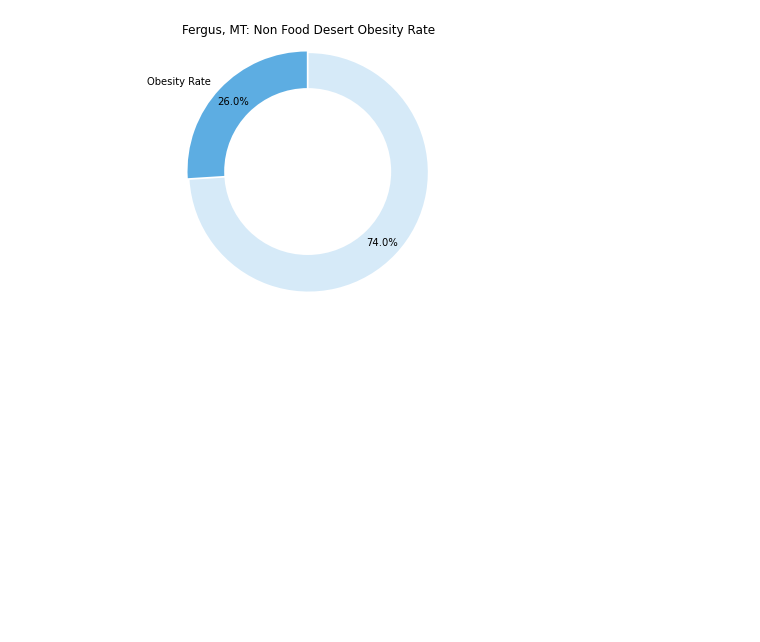
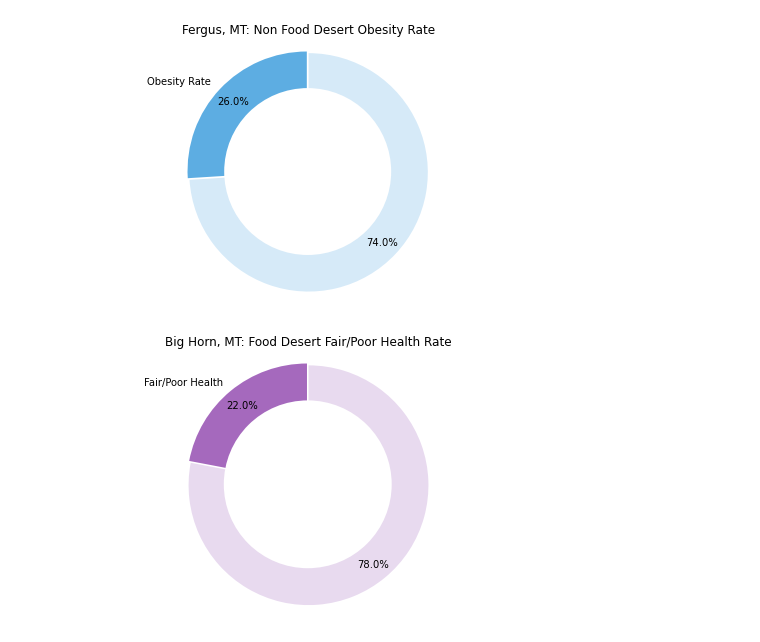
Before and after one commit to Ssimoes48/Food-Deserts-Analysis, a Jupyter notebook: Pie_Plots_4.ipynb, the cells around one changed output. Drawn from its saved outputs; the diff is of its cells as text; code cells hidden in the pictures; blank space fills up the shorter version.

Commit message:
added pie plots and doing alternative analysis using another variable

```diff
--- a/Pie_Plots_4.ipynb
+++ b/Pie_Plots_4.ipynb
@@ -519,0 +490,26 @@ explode = (0.1,0)
+# %%
+#BIG HORN
+#Food Desert:
+# Pie chart
+labels = ["Fair/Poor Health"," "]
+sizes =  [22,100-22]
+colors = ["#A569BD", "#E8DAEF"]
+explode = (0.01, 0.01)
+
+fig1, ax1 = plt.subplots()
+ax1.pie(sizes, colors = colors, labels=labels,autopct='%1.1f%%',startangle=90, pctdistance=0.85, explode=explode)
+#draw circle
+centre_circle = plt.Circle((0,0),0.70,fc='white')
+fig = plt.gcf()
+fig.gca().add_artist(centre_circle)
+# Equal aspect ratio ensures that pie is drawn as a circle
+ax1.axis('equal')
+plt.tight_layout()
+plt.title("Big Horn, MT: Food Desert Fair/Poor Health Rate")
+
+
+#Save plot:
+plt.savefig("Big Horn (Food Desert) Health Rate.png")
+plt.show()
+# %% [output]
+[figure, added]
```
Also changed, not shown: parts of 21 cells of this notebook, 4 other files.
